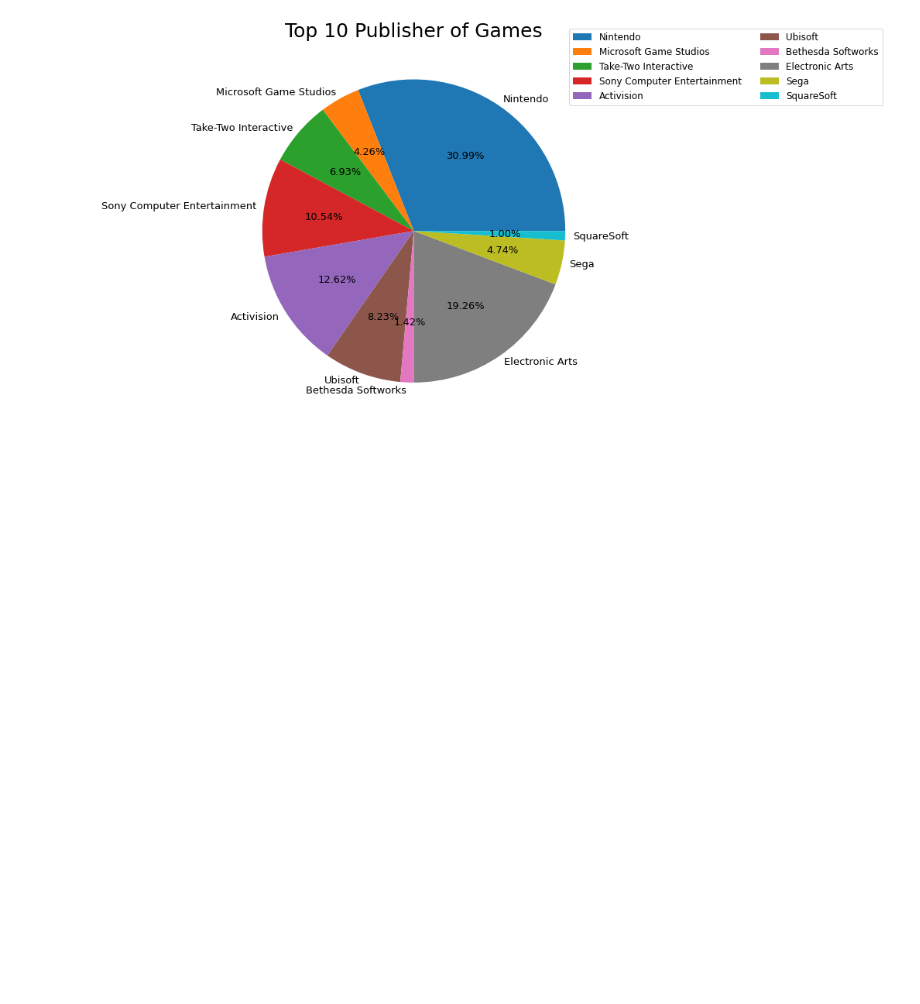
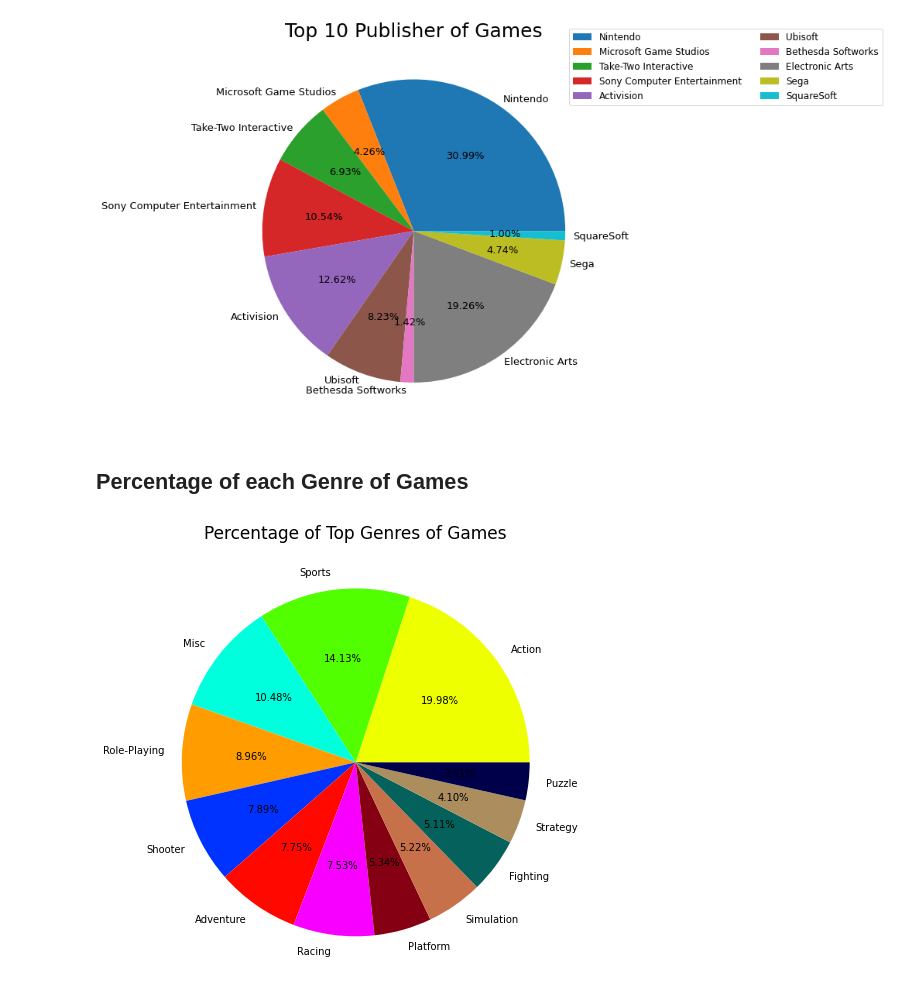
Before and after one commit to Milind-cod3-base/EDA_VideoGames, a Jupyter notebook: games_eda.ipynb, the cells around one changed output. Cells and saved outputs as stored; diff of their text form; code cells hidden in the pictures; blank space fills up the shorter version.

Commit message:
Genre share pie chart printed

```diff
--- a/games_eda.ipynb
+++ b/games_eda.ipynb
@@ -295,3 +295,18 @@ plt.savefig("Top 10 Publisher of Games",dpi = 200)
 plt.show()
 # %% [output]
 [figure]
+# %% [markdown]
+## Percentage of each Genre of Games
+# %%
+Genre = vgame_df.Genre
+Genre = Genre.value_counts()
+# %%
+plt.figure(figsize = (8,8))
+labels = Genre.index
+colors = ["#eeff00","#51ff00","#00ffdd","#ff9d00","#0033ff","#ff0800","#f700ff","#850012","#c7714a","#04615b","#ab8d5e","#00004a"]
+plt.pie(Genre,labels = labels,colors = colors,autopct = "%.2f%%")
+plt.title("Percentage of Top Genres of Games",fontdict = {"fontsize":17})
+plt.savefig("Top Genres Chart",dpi = 200)
+plt.show()
+# %% [output]
+[figure, added]
```
Also changed, not shown: 1 other file.
